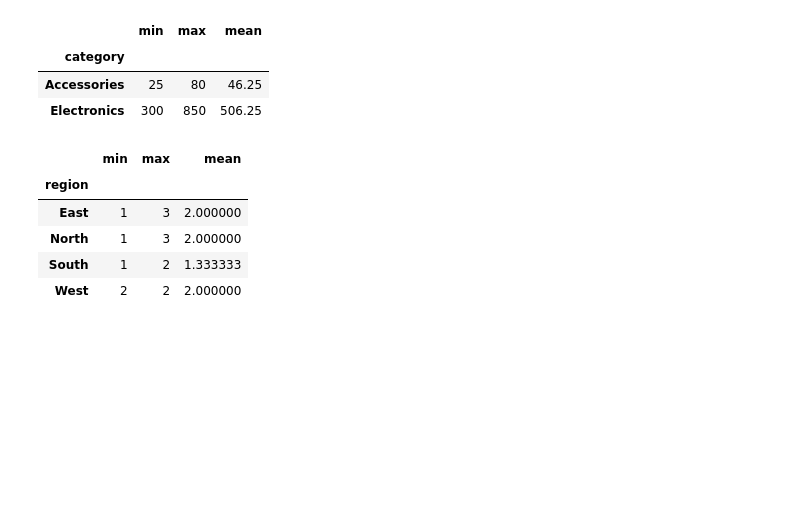
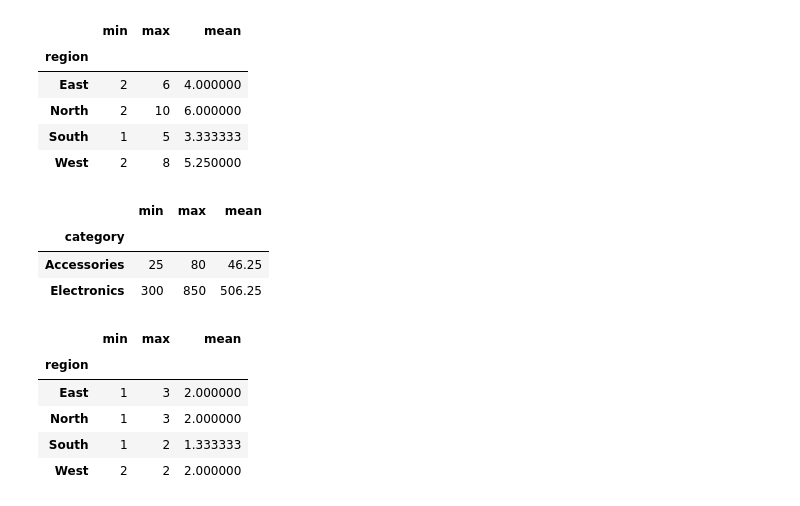
Before and after one commit to ronirgp/pandas-sales-analysis, a Jupyter notebook: notebooks/sales_analysis.ipynb, the cells around one changed output. Saved outputs shown, nothing was run; the diff lists cells and outputs as text; code cells hidden in the pictures; blank space fills up the shorter version.

Commit message:
Add filtered regional quantity statistics

```diff
--- a/notebooks/sales_analysis.ipynb
+++ b/notebooks/sales_analysis.ipynb
@@ -1,6 +1,16 @@
 # %%
 import pandas as pd
 df = pd.read_csv(r"C:\Users\Ronal\OneDrive\Desktop\pandas-sales-analysis\data\sales.csv")
+# %%
+
+df[df["price"] < 500].groupby("region")["quantity"].agg(["min", "max", "mean"])
+# %% [output]
+|  | min | max | mean |
+| region |  |  |  |
+| East | 2 | 6 | 4.000000 |
+| North | 2 | 10 | 6.000000 |
+| South | 1 | 5 | 3.333333 |
+| West | 2 | 8 | 5.250000 |
 # %%
 df[df["quantity"] > 1].groupby("category")["price"].agg(["min", "max", "mean"])
 # %% [output]
```
Also changed, not shown: 1 other file.
